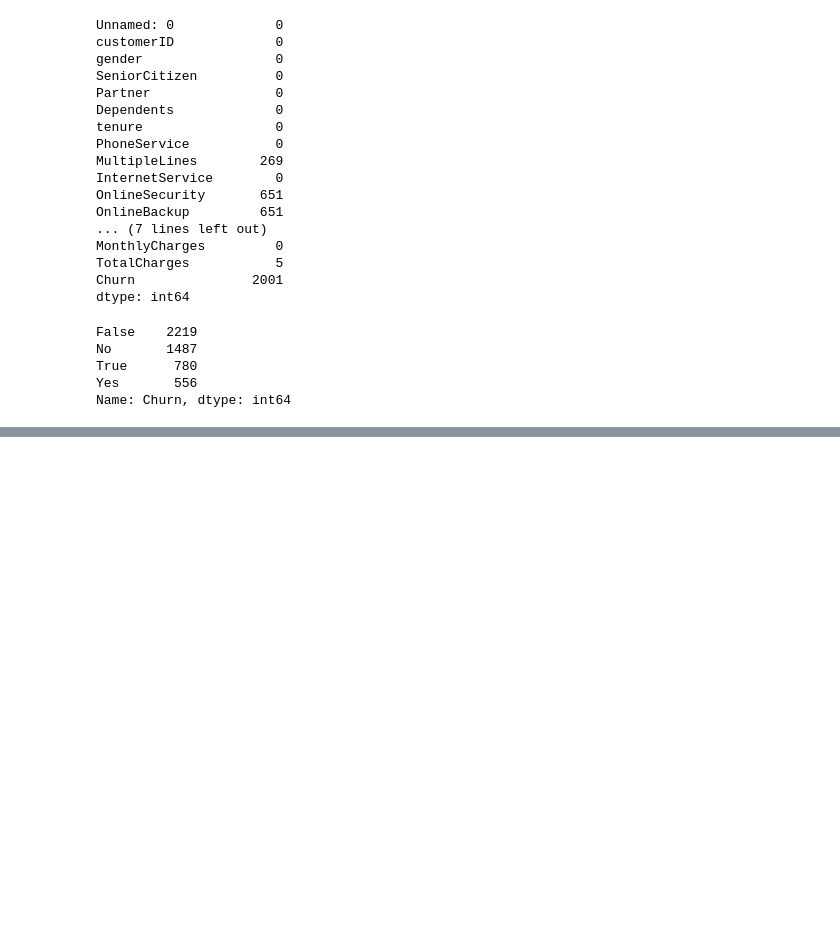
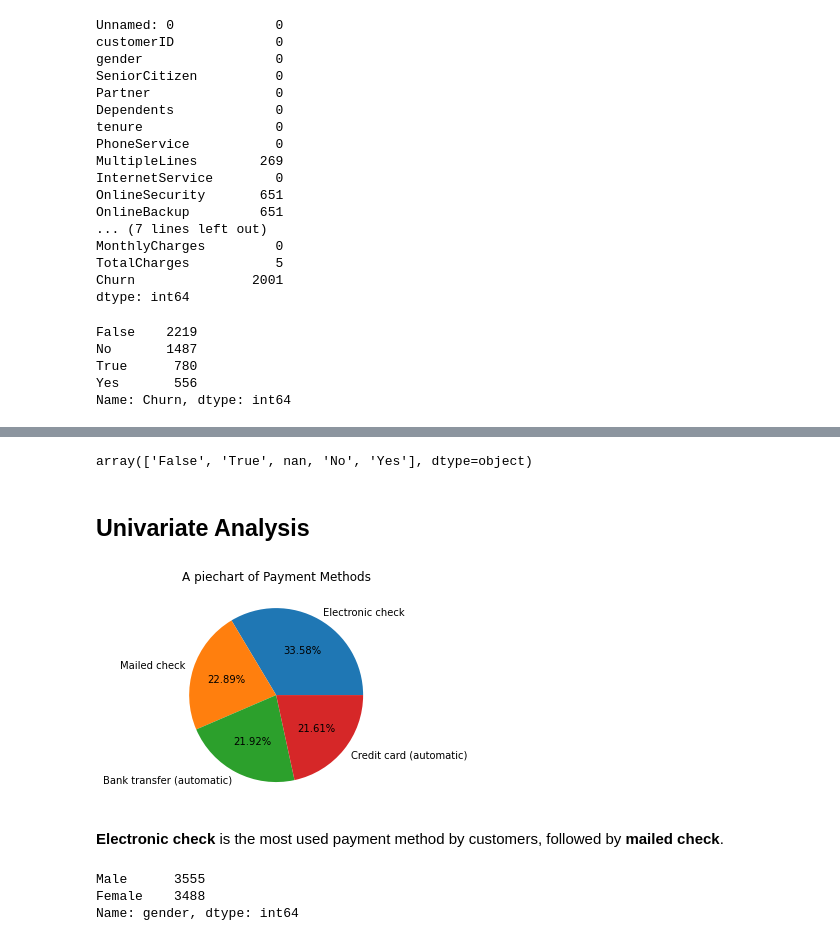
Before and after one commit to CalyGit/Telco-customer-churn, a Jupyter notebook: customer churn.ipynb, the cells around one changed output, grey strips where cells are left out. Saved outputs shown, nothing was run; the diff lists cells and outputs as text; code cells hidden in the pictures; blank space fills up the shorter version.

```diff
--- a/customer churn.ipynb
+++ b/customer churn.ipynb
@@ -102,6 +146,8 @@ MonthlyCharges         0
 TotalCharges           5
 Churn               2001
 dtype: int64
+# %%
+df.drop(columns={'Unnamed: 0'}, inplace = True)
 # %%
 df['Churn'].value_counts()
 # %% [output]
@@ -124,0 +237,20 @@ TypeError: The x variable is categorical, but one of ['numeric', 'datetime'] is
+# %%
+df['Churn'].unique()
+# %% [output]
+array(['False', 'True', nan, 'No', 'Yes'], dtype=object)
+# %%
+df['Churn'] = df['Churn'].replace({'False': 'No', 'True': 'Yes'})
+# %% [markdown]
+## Univariate Analysis
+# %%
+df['PaymentMethod'].value_counts().plot(kind='pie',autopct='%1.2f%%', title='A piechart of Payment Methods',label='');
+# %% [output]
+[figure, added]
+# %% [markdown]
+**Electronic check** is the most used payment method by customers, followed by **mailed check**.
+# %%
+df['gender'].value_counts()
+# %% [output]
+Male      3555
+Female    3488
+Name: gender, dtype: int64
```
Also changed, not shown: parts of 55 cells of this notebook.
